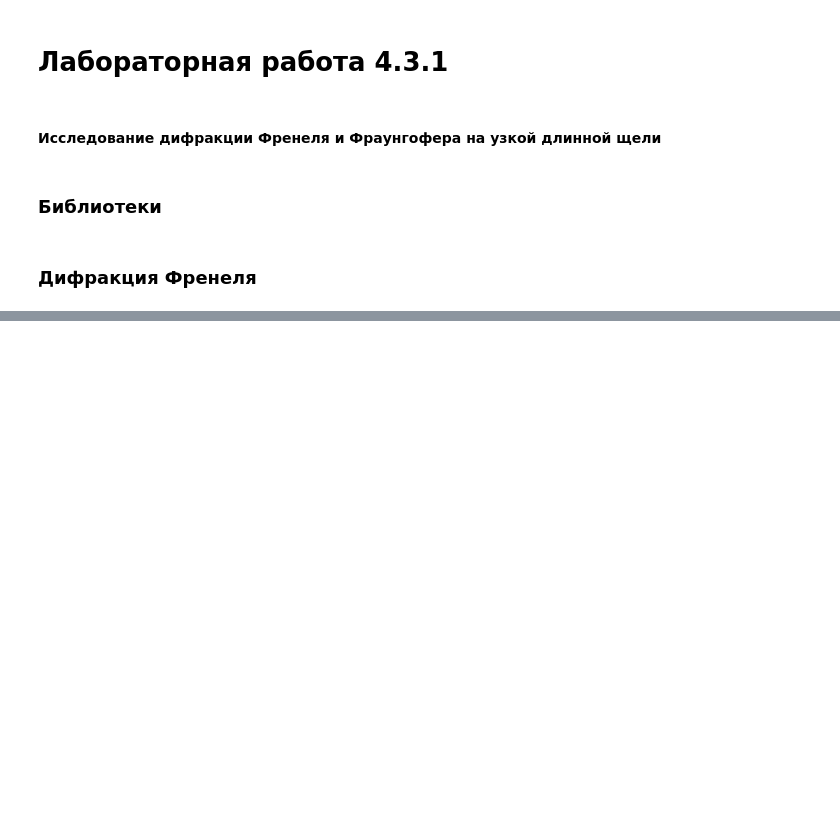
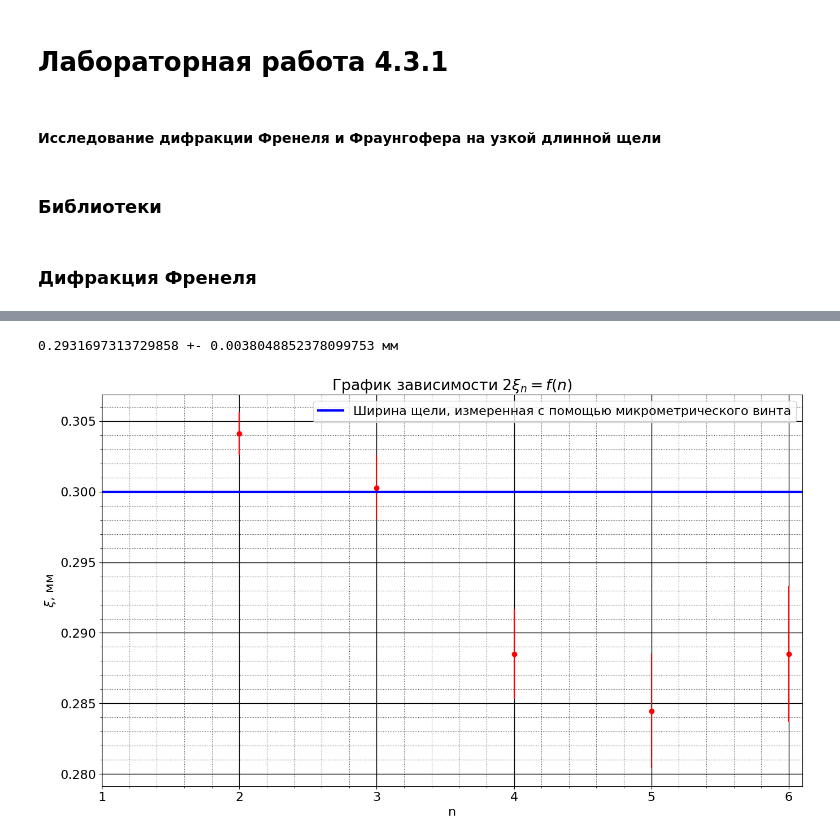
Before and after one commit to ArtemMaslov/mipt_labs, a Jupyter notebook: 1 - 4.3.1/Обработка.ipynb, the cells around one changed output, grey strips where cells are left out. Drawn from its saved outputs; the diff is of its cells as text; code cells hidden in the pictures; blank space fills up the shorter version.

```diff
--- a/1 - 4.3.1/Обработка.ipynb
+++ b/1 - 4.3.1/Обработка.ipynb
@@ -164,0 +193,60 @@ fresnel = {
+# %%
+xi_count = len(fresnel["xi"])
+av_xi = 2 * sum(fresnel["xi"] / xi_count)
+
+sig_xi = math.sqrt(1 / (xi_count * (xi_count - 1)) * np.sum((2 * fresnel["xi"] - av_xi)**2))
+
+print(av_xi, "+-", sig_xi, "мм")
+# %% [output]
+0.2931697313729858 +- 0.0038048852378099753 мм
+# %%
+mpl.rcParams['font.size'] = 16 # Управление стилем, в данном случаем - размером шрифта
+
+# Создаем фигуру
+plt.figure(figsize=(16,9))
+
+# Подписываем оси и графи
+plt.title(r"График зависимости $2\xi_n = f(n)$")
+plt.xlabel(r"n")
+plt.ylabel(r"$\xi$, мм")
+
+# Добавляем данные
+plt.plot(fresnel["n"], 2 * fresnel["xi"], 'o', color = 'r')
+plt.errorbar(fresnel["n"], 2 * fresnel["xi"], yerr = 2 * fresnel["sig_xi"], fmt = '+', color = 'r')
+
+x = np.array([1, 7])
+plt.plot(x , Line(x , 0, 0.3), color = 'b', linewidth = 3, label = "Ширина щели, измеренная с помощью микрометрического винта")
+# Из мнк
+
+#plt.plot(x2, y2, c = 'b')
+#plt.plot(0, 0, c = 'w')
+#'r^' - задает стиль линии - красные (red) треугольники (^), подробнее в документации
+
+# Активируем сетку
+ax = plt.subplot()
+ax.minorticks_on()
+
+x_major_ticks = np.arange(1, 6.1, 1)
+ax.set_xticks(x_major_ticks)
+plt.xlim([1, 6.1])
+#  Определяем внешний вид линий основной сетки:
+ax.grid(which = 'major', color = 'k', linewidth = 1)
+
+#  Определяем внешний вид линий вспомогательной
+#  сетки:
+ax.grid(which = 'minor', color = 'k', linestyle = ':')
+
+plt.grid(visible = True, which = 'major', axis = 'both', alpha = 1)
+plt.grid(visible = True, which = 'minor', axis = 'both', alpha = 0.75)
+
+# Активируем легенду графика
+plt.legend()
+
+# Сохраняем изображение в текущую директорию
+plt.savefig('Изображения/xi_f(n).png')
+
+# Внимание, запускаете вашу программу как сценарий, то что бы показать график
+# Используйте эту команду
+plt.show()
+# %% [output]
+[figure, added]
```
Also changed, not shown: parts of 2 cells of this notebook, 11 other files.
